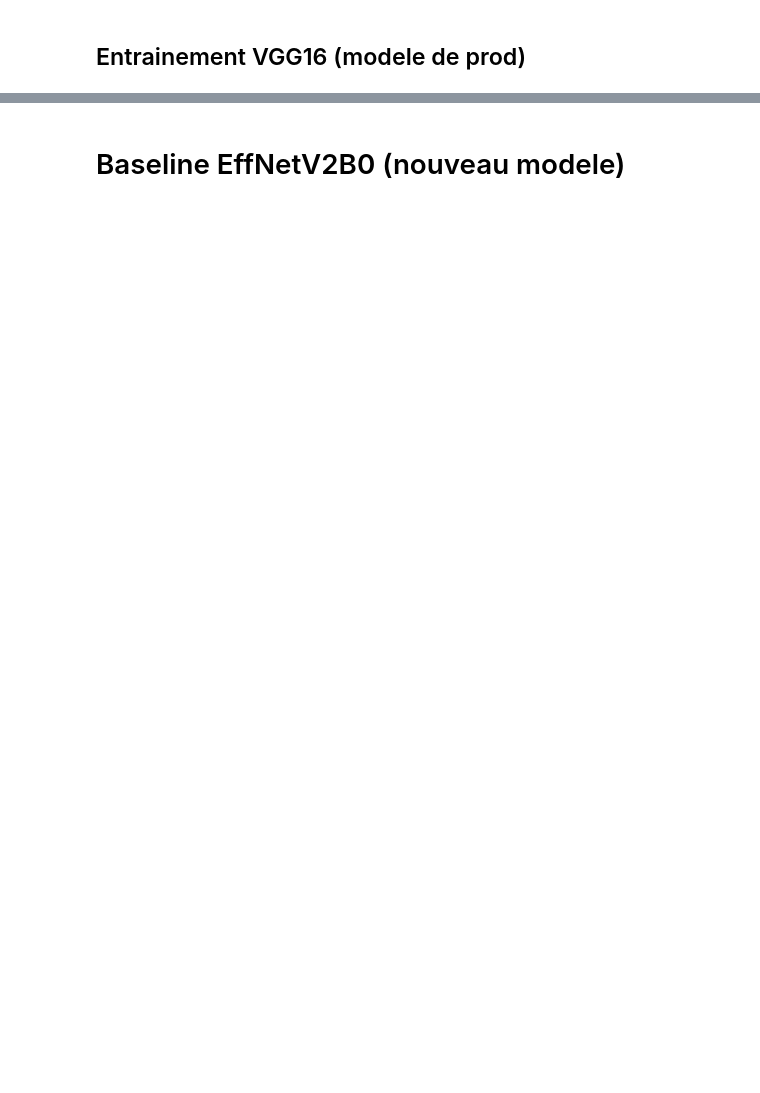
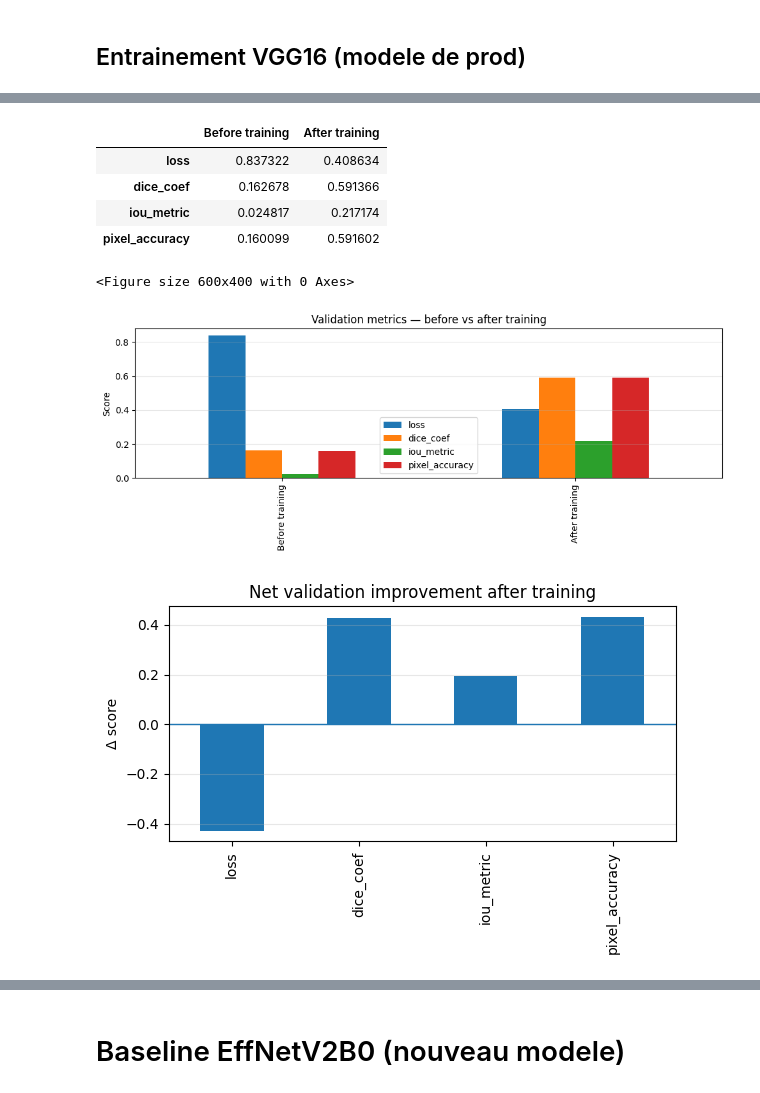
Before and after one commit to VicoD3X/urban-segmenter, a Jupyter notebook: notebooks/03_P9_baseline_&_swap.ipynb, the cells around one changed output, grey strips where cells are left out. Saved outputs shown, nothing was run; the diff lists cells and outputs as text; code cells hidden in the pictures; blank space fills up the shorter version.

```diff
--- a/notebooks/03_P9_baseline_&_swap.ipynb
+++ b/notebooks/03_P9_baseline_&_swap.ipynb
@@ -385,0 +686,80 @@ Epoch 7/7
+# %%
+# ============================================================
+# ANALYSE POST-TRAINING (VALIDATION) — PROD SAFE
+# ============================================================
+import pandas as pd
+import numpy as np
+import matplotlib.pyplot as plt
+
+
+# ------------------------------------------------------------
+# TABLEAU COMPARATIF AVANT / APRÈS ENTRAÎNEMENT
+# ------------------------------------------------------------
+metrics_order = ["loss", "dice_coef", "iou_metric", "pixel_accuracy"]
+
+df_comparison = pd.DataFrame(
+    {
+        "Before training": [baseline_val[k] for k in metrics_order],
+        "After training": [baseline_val_after[k] for k in metrics_order],
+    },
+    index=metrics_order
+)
+
+display(df_comparison)
+
+
+# ------------------------------------------------------------
+# VISUALISATION DES MÉTRIQUES (VAL)
+# ------------------------------------------------------------
+plt.figure(figsize=(6, 4))
+df_comparison.T.plot(kind="bar")
+plt.title("Validation metrics — before vs after training")
+plt.ylabel("Score")
+plt.grid(axis="y", alpha=0.3)
+plt.tight_layout()
+plt.show()
+
+
+# ------------------------------------------------------------
+# GAIN NET PAR MÉTRIQUE
+# ------------------------------------------------------------
+delta = df_comparison["After training"] - df_comparison["Before training"]
+
+plt.figure(figsize=(6, 4))
+delta.plot(kind="bar")
+plt.axhline(0, linewidth=1)
+plt.title("Net validation improvement after training")
+plt.ylabel("Δ score")
+plt.grid(axis="y", alpha=0.3)
+plt.tight_layout()
+plt.show()
+
+
+# ------------------------------------------------------------
+# INDICATEUR SYNTHÉTIQUE SEGMENTATION
+# ------------------------------------------------------------
+synthetic_before = np.mean([
+    baseline_val["dice_coef"],
+    baseline_val["iou_metric"],
+    baseline_val["pixel_accuracy"]
+])
+
+synthetic_after = np.mean([
+    baseline_val_after["dice_coef"],
+    baseline_val_after["iou_metric"],
+    baseline_val_after["pixel_accuracy"]
+])
+
+print("\n=== Synthetic segmentation score (VAL) ===")
+print(f"Before training : {synthetic_before:.4f}")
+print(f"After training  : {synthetic_after:.4f}")
+print(f"Gain            : {synthetic_after - synthetic_before:+.4f}")
+# %% [output]
+|  | Before training | After training |
+| loss | 0.837322 | 0.408634 |
+| dice_coef | 0.162678 | 0.591366 |
+| iou_metric | 0.024817 | 0.217174 |
+| pixel_accuracy | 0.160099 | 0.591602 |
+<Figure size 600x400 with 0 Axes>
+[figure, added]
+[figure, added]
```
Also changed, not shown: parts of 13 cells of this notebook, 3 other files.
